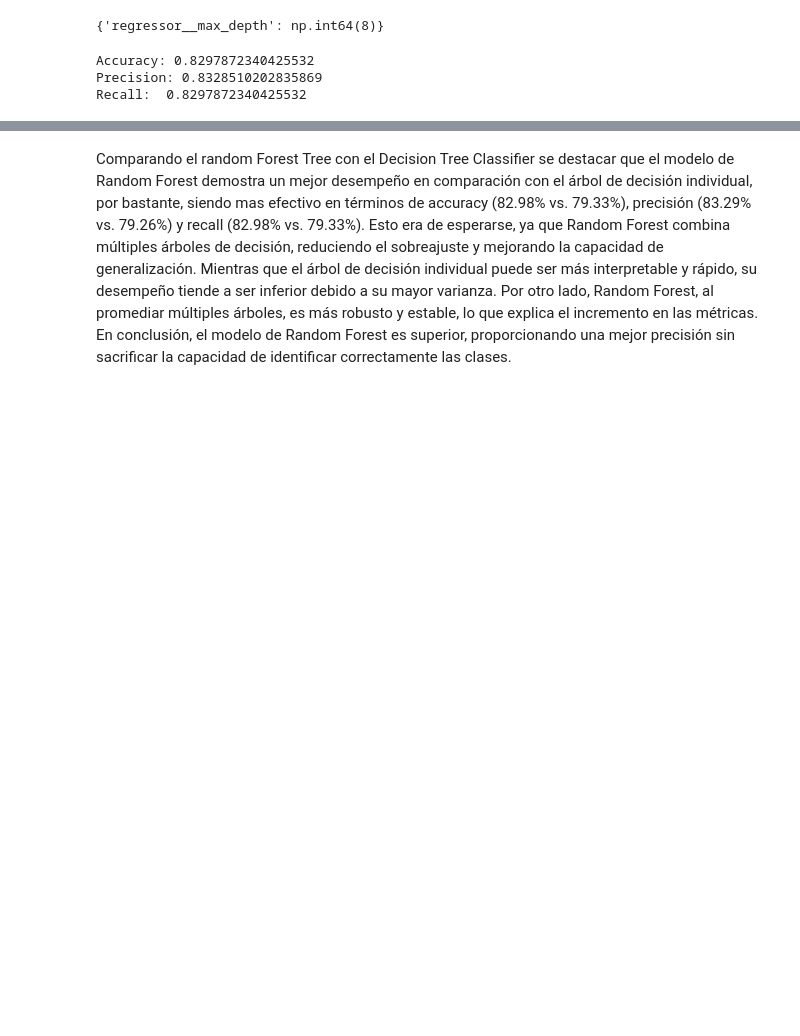
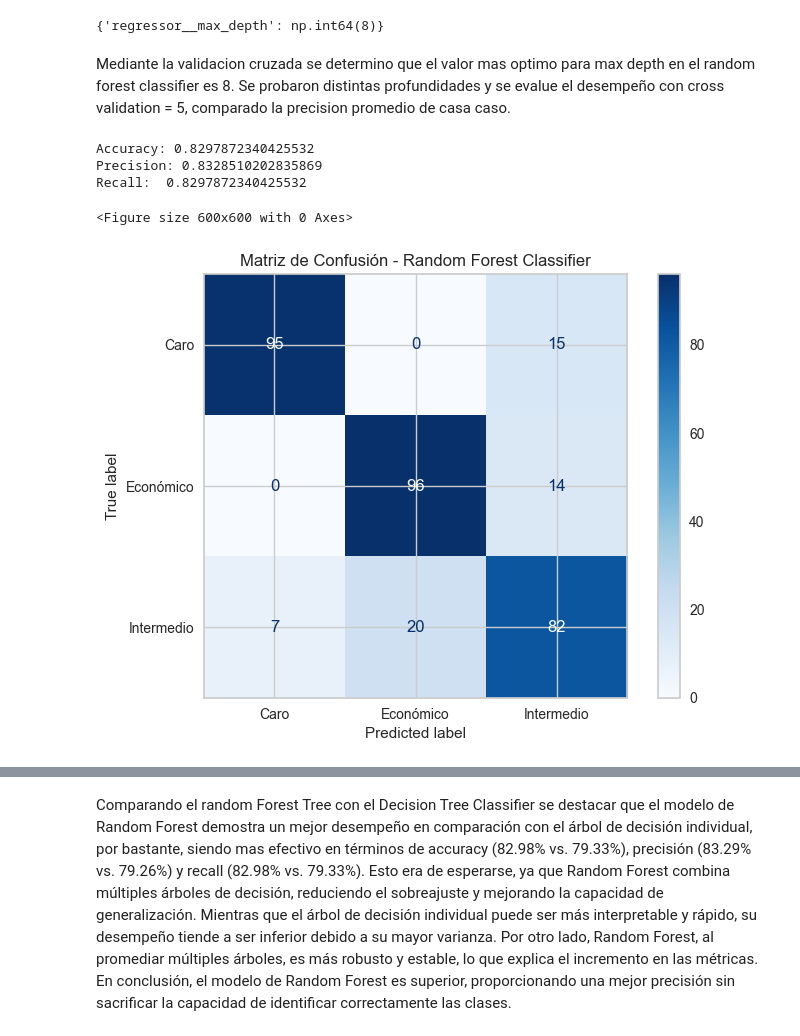
Before and after one commit to DanielRasho/MD-Proyecto2, a Jupyter notebook: decisionTreeReport.ipynb, the cells around one changed output, grey strips where cells are left out. Drawn from its saved outputs; the diff is of its cells as text; code cells hidden in the pictures; blank space fills up the shorter version.

Commit message:
feat: add conclusions to classifier

```diff
--- a/decisionTreeReport.ipynb
+++ b/decisionTreeReport.ipynb
@@ -611,6 +611,8 @@ modelo2.fit(x_train,y_train)
 modelo2.best_params_
 # %% [output]
 {'regressor__max_depth': np.int64(8)}
+# %% [markdown]
+Mediante la validacion cruzada se determino que el valor mas optimo para max depth en el random forest classifier es 8. Se probaron distintas profundidades y se evalue el desempeño con cross validation = 5, comparado la precision promedio de casa caso.
 # %%
 rf_model = RandomForestClassifier(n_estimators=100, max_depth=8, random_state=88214)
 
@@ -635,3 +637,16 @@ print ("Recall: ", metrics.recall_score(y_test,y_pred,average='weighted'))
 Accuracy: 0.8297872340425532
 Precision: 0.8328510202835869
 Recall:  0.8297872340425532
+# %%
+# Crear la matriz de confusión
+cm = confusion_matrix(y_test, y_pred)
+
+# Visualizar la matriz de confusión
+plt.figure(figsize=(6, 6))
+disp = ConfusionMatrixDisplay(confusion_matrix=cm, display_labels=rf_model.classes_)
+disp.plot(cmap="Blues", values_format='d')
+plt.title("Matriz de Confusión - Random Forest Classifier")
+plt.show()
+# %% [output]
+<Figure size 600x600 with 0 Axes>
+[figure, added]
```
Also changed, not shown: parts of 6 cells of this notebook.
